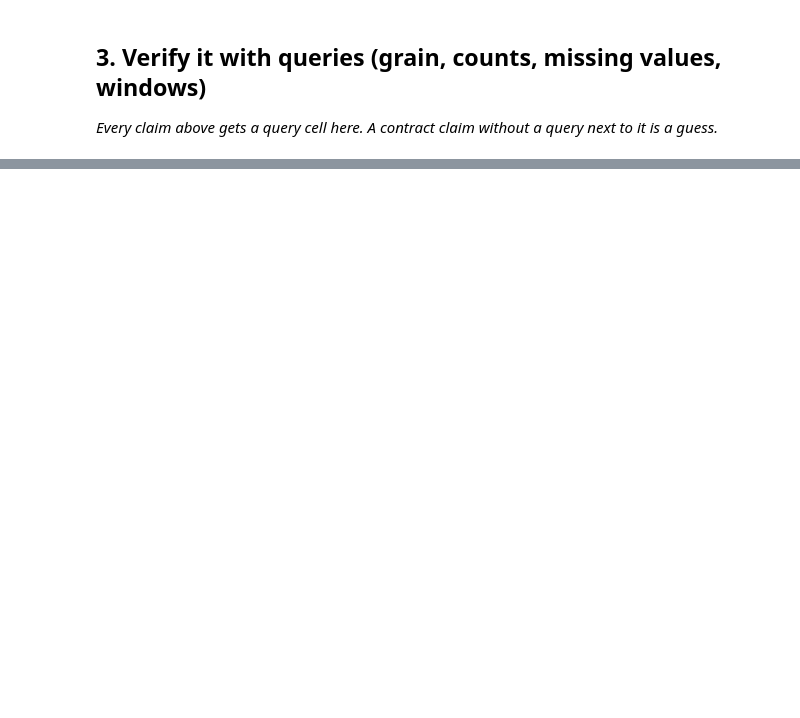
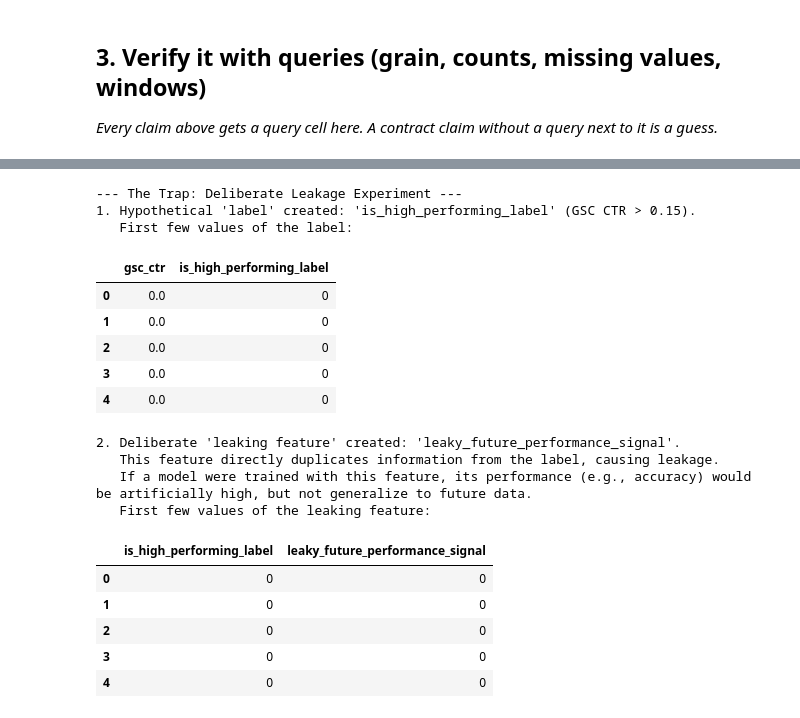
Before and after one commit to DaiyanNDahy/FlyRankInternML, a Jupyter notebook: work/notebooks/w03_data_contract.ipynb, the cells around one changed output, grey strips where cells are left out. Cells and saved outputs as stored; diff of their text form; code cells hidden in the pictures; blank space fills up the shorter version.

```diff
--- a/work/notebooks/w03_data_contract.ipynb
+++ b/work/notebooks/w03_data_contract.ipynb
@@ -36,0 +346,77 @@ This skeleton is yours to fill. Work the sections **in order** — each one has
+# %%
+# This cell is for CODE (numbers, a query, a check).
+# Write your text answer in the cell ABOVE this one — typing sentences here breaks Run All.
+
+# Ensure feature_df is available from the previous cell (wdk3tsQiyFKt)
+if 'feature_df' not in locals() or feature_df.empty:
+    print("Error: feature_df not found or is empty. Please run the previous cell first and ensure data is loaded.")
+    # Attempt to create a minimal df for demonstration if the previous cell wasn't run/failed
+    feature_df = pd.DataFrame({
+        'date': pd.to_datetime(['2026-03-01', '2026-03-01', '2026-03-02']),
+        'content_hash_id': ['a', 'b', 'a'],
+        'gsc_clicks': [10, 50, 15],
+        'gsc_impressions': [100, 200, 150]
+    })
+    feature_df['gsc_ctr'] = feature_df['gsc_clicks'] / feature_df['gsc_impressions']
+
+print("\n--- The Trap: Deliberate Leakage Experiment ---")
+
+# The goal is to demonstrate data leakage by creating a label-derived column
+# that provides information about the target variable that would not be available
+# at the time of prediction.
+
+# Step 1: Define a hypothetical 'label'. For example, 'is_high_performing_content'.
+# This label could be defined as content having a CTR above a certain threshold.
+# Assuming 'gsc_ctr' is calculated in the previous step.
+if 'gsc_ctr' in feature_df.columns:
+    CTR_THRESHOLD = 0.15 # Example threshold for high performance
+    feature_df['is_high_performing_label'] = (feature_df['gsc_ctr'] > CTR_THRESHOLD).astype(int)
+    print(f"1. Hypothetical 'label' created: 'is_high_performing_label' (GSC CTR > {CTR_THRESHOLD}).")
+    print("   First few values of the label:")
+    display(feature_df[['gsc_ctr', 'is_high_performing_label']].head())
+else:
+    print("Warning: 'gsc_ctr' column not found. Cannot create 'is_high_performing_label'. Skipping leakage demo.")
+
+
+# Step 2: Create a 'leaking feature' that is directly derived from the label.
+# This feature would give away information about the label *before* the decision moment.
+if 'is_high_performing_label' in feature_df.columns:
+    feature_df['leaky_future_performance_signal'] = feature_df['is_high_performing_label']
+    print("\n2. Deliberate 'leaking feature' created: 'leaky_future_performance_signal'.")
+    print("   This feature directly duplicates information from the label, causing leakage.")
+    print("   If a model were trained with this feature, its performance (e.g., accuracy) would be artificially high, but not generalize to future data.")
+    print("   First few values of the leaking feature:")
+    display(feature_df[['is_high_performing_label', 'leaky_future_performance_signal']].head())
+
+    # Step 3: Remove the leaking feature, as it would not be available in a real-world scenario.
+    feature_df = feature_df.drop(columns=['leaky_future_performance_signal'])
+    print("\n3. Leaking feature 'leaky_future_performance_signal' has been removed.")
+    print("   This demonstrates the importance of identifying and removing features that leak future information, as they lead to overly optimistic performance estimates.")
+else:
+    print("Skipping leakage feature creation and removal as 'is_high_performing_label' was not created.")
+
+# --- 5. One Named Limitation of Your Slice (This is also covered in markdown cell 4) ---
+
+print("\n--- One Named Limitation (from markdown cell above) ---")
+print("Limitation: The dataset primarily focuses on Search Console and Analytics data related to content performance.")
+print("It lacks direct information about off-platform factors, such as social media trends, competitor activities, or external news events, which could significantly influence content performance but are not captured in this slice.")
+# %% [output]
+--- The Trap: Deliberate Leakage Experiment ---
+1. Hypothetical 'label' created: 'is_high_performing_label' (GSC CTR > 0.15).
+   First few values of the label:
+|  | gsc_ctr | is_high_performing_label |
+| 0 | 0.0 | 0 |
+| 1 | 0.0 | 0 |
+| 2 | 0.0 | 0 |
+| 3 | 0.0 | 0 |
+| 4 | 0.0 | 0 |
+2. Deliberate 'leaking feature' created: 'leaky_future_performance_signal'.
+   This feature directly duplicates information from the label, causing leakage.
+   If a model were trained with this feature, its performance (e.g., accuracy) would be artificially high, but not generalize to future data.
+   First few values of the leaking feature:
+|  | is_high_performing_label | leaky_future_performance_signal |
+| 0 | 0 | 0 |
+| 1 | 0 | 0 |
+| 2 | 0 | 0 |
+| 3 | 0 | 0 |
+| 4 | 0 | 0 |
```
Also changed, not shown: parts of 16 cells of this notebook.
